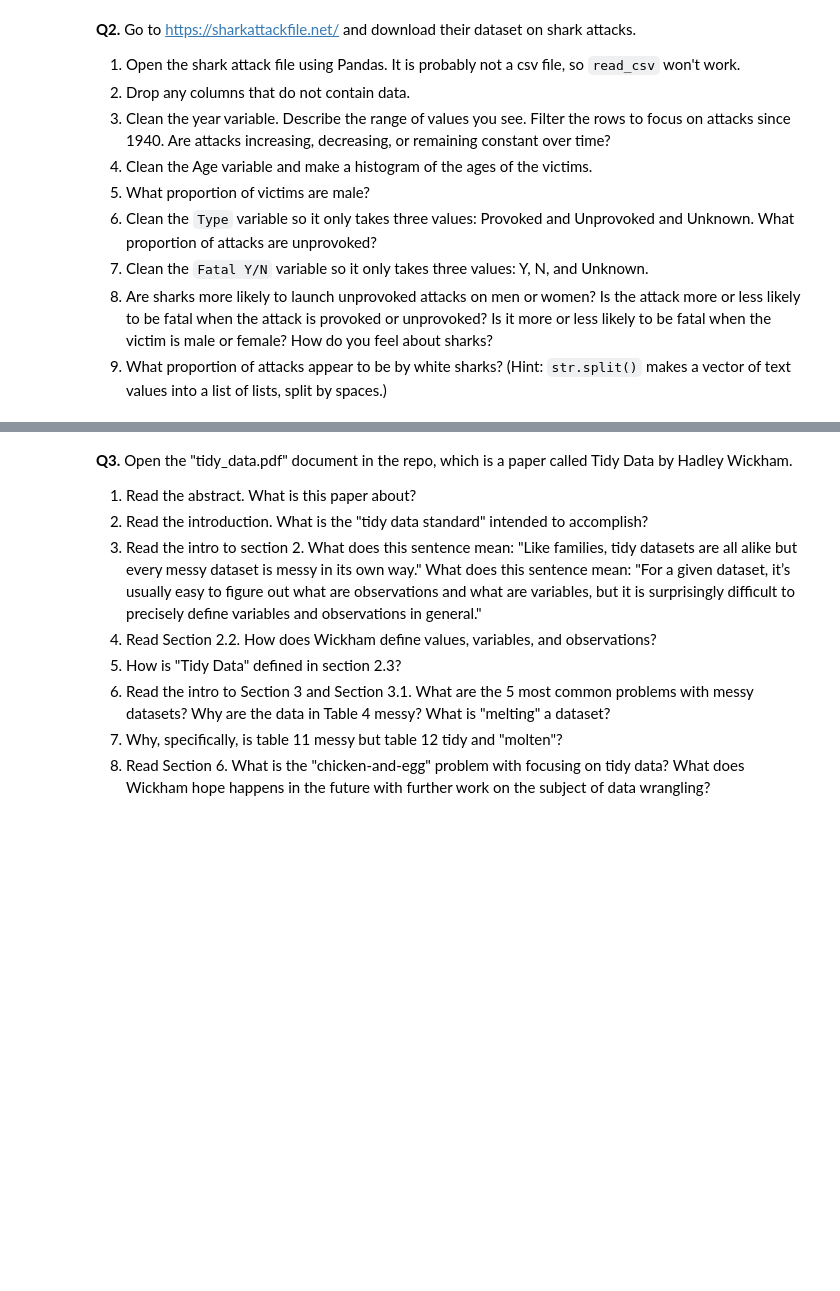
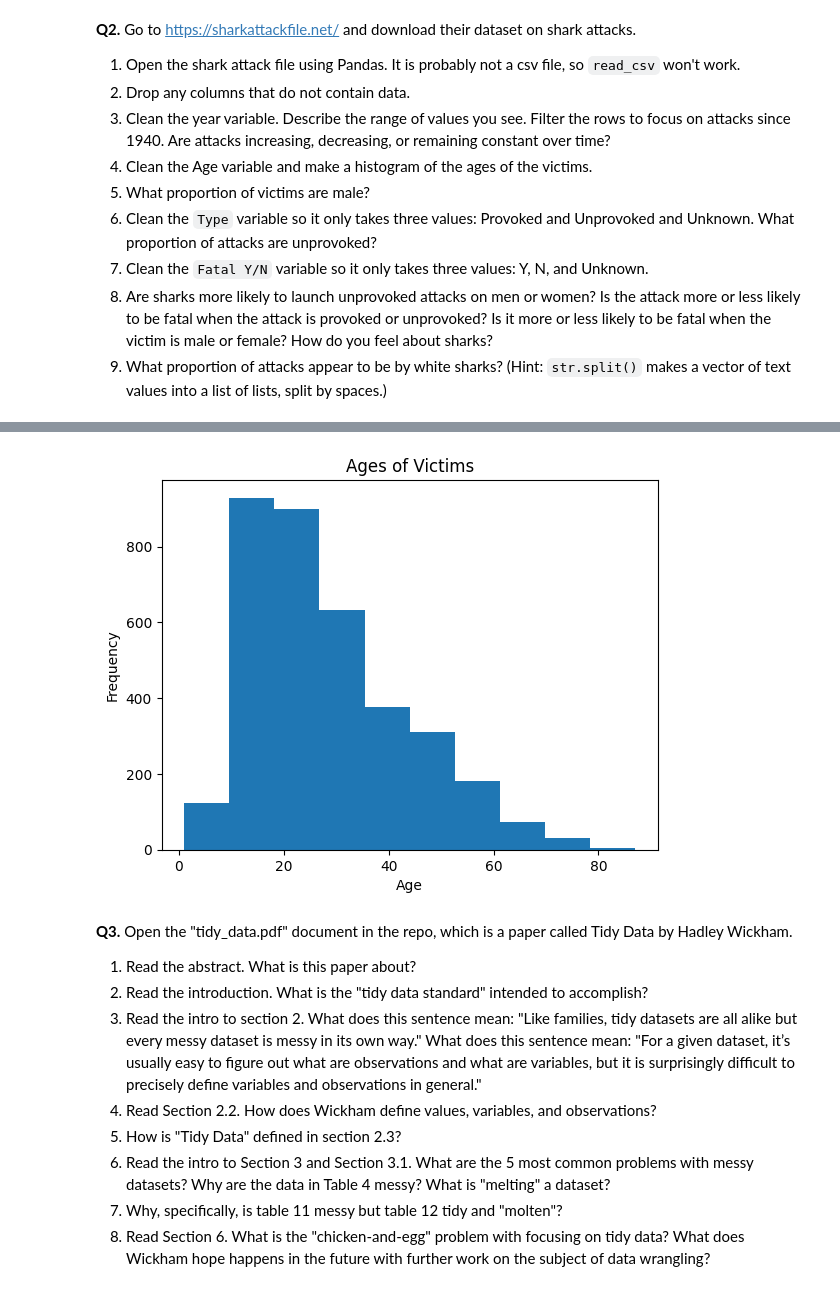
Before and after one commit to kpunsalan8/DS-3001-wrangling, a Jupyter notebook: assignment/assignment.ipynb, the cells around one changed output, grey strips where cells are left out. Drawn from its saved outputs; the diff is of its cells as text; code cells hidden in the pictures; blank space fills up the shorter version.

```diff
--- a/assignment/assignment.ipynb
+++ b/assignment/assignment.ipynb
@@ -398,0 +529,20 @@ Name: count, dtype: int64
+# %%
+# 2.4 clean Age variable
+# change to numeric
+df["Age"] = pd.to_numeric(df["Age"], errors="coerce")
+# drop rows with na in age
+df.dropna(subset=["Age"], inplace=True)
+# %%
+# create histogram of ages of victims
+plt.hist(df["Age"], bins=10)
+
+# add labels
+plt.xlabel("Age")
+plt.ylabel("Frequency")
+
+# add title
+plt.title("Ages of Victims")
+
+plt.show()
+# %% [output]
+[figure, added]
```
Also changed, not shown: parts of 18 cells of this notebook.
